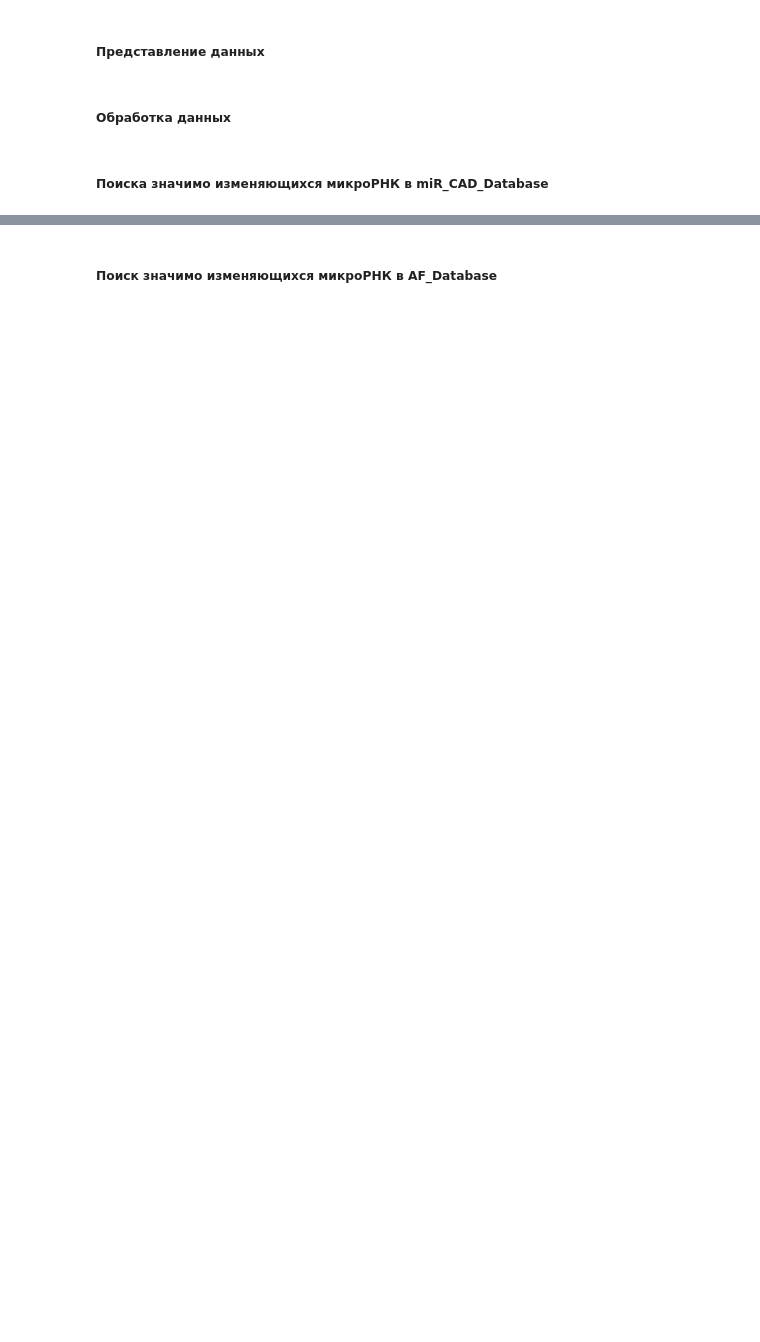
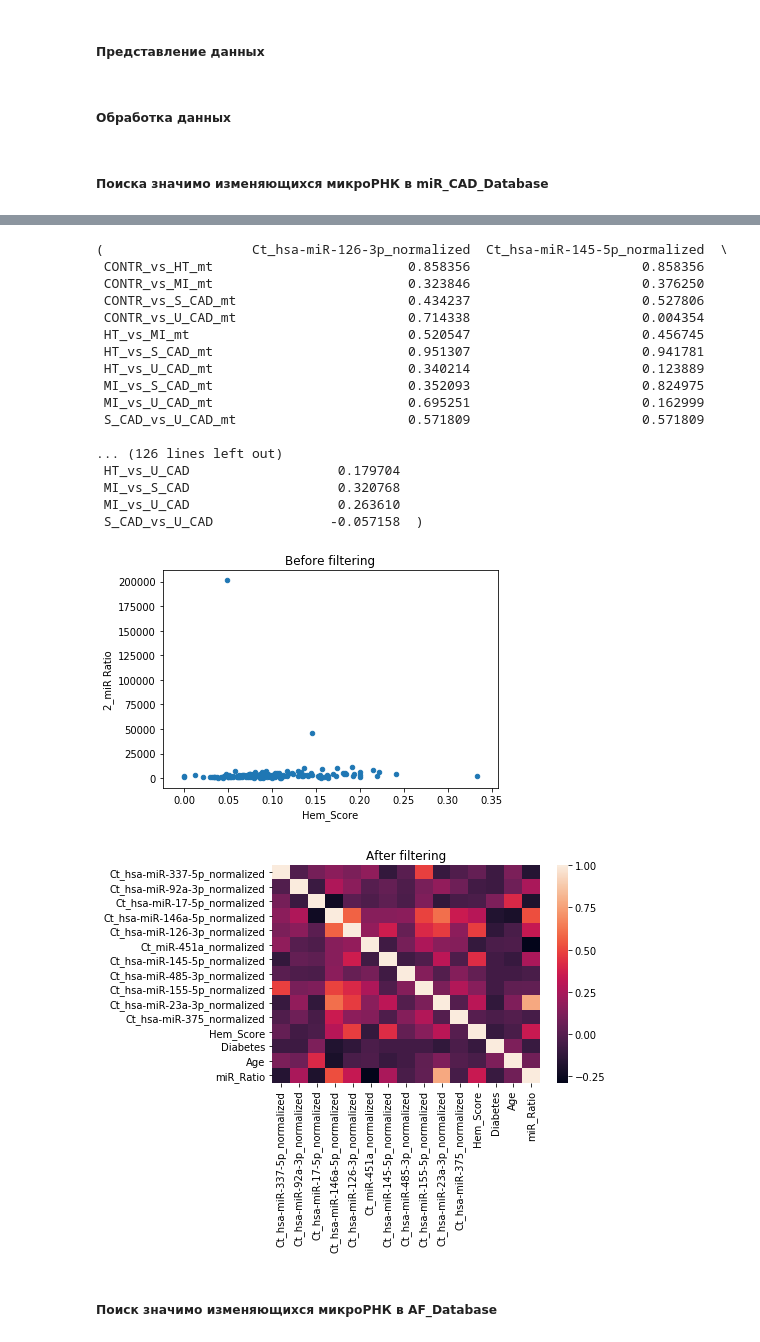
Before and after one commit to bioinformatics-IBCH/microRNA-cardio-significance-2019, a Jupyter notebook: microRNA significance for cardio diseases.ipynb, the cells around one changed output, grey strips where cells are left out. Drawn from its saved outputs; the diff is of its cells as text; code cells hidden in the pictures; blank space fills up the shorter version.

```diff
--- a/microRNA significance for cardio diseases.ipynb
+++ b/microRNA significance for cardio diseases.ipynb
@@ -155,6 +183,7 @@ finder = SignificantMicroRNAFinder(
         "Ct_hsa-miR-23a-3p",
         "Ct_miR-451a"
     ],
-    output_files_folder="results/miR_AF_Database_2019"
+    output_files_folder="results/miR_CAD_Database_2019"
 )
 finder.regression_with_confounding_factors()
+# %% [output]
@@ -161,3 +207,22 @@ finder.regression_with_confounding_factors()
+(                   Ct_hsa-miR-126-3p_normalized  Ct_hsa-miR-145-5p_normalized  \
+ CONTR_vs_HT_mt                         0.858356                      0.858356
+ CONTR_vs_MI_mt                         0.323846                      0.376250
+ CONTR_vs_S_CAD_mt                      0.434237                      0.527806
+ CONTR_vs_U_CAD_mt                      0.714338                      0.004354
+ HT_vs_MI_mt                            0.520547                      0.456745
+ HT_vs_S_CAD_mt                         0.951307                      0.941781
+ HT_vs_U_CAD_mt                         0.340214                      0.123889
+ MI_vs_S_CAD_mt                         0.352093                      0.824975
+ MI_vs_U_CAD_mt                         0.695251                      0.162999
+ S_CAD_vs_U_CAD_mt                      0.571809                      0.571809
+
+... (126 lines left out)
+ HT_vs_U_CAD                   0.179704
+ MI_vs_S_CAD                   0.320768
+ MI_vs_U_CAD                   0.263610
+ S_CAD_vs_U_CAD               -0.057158  )
+[figure, added]
+[figure, added]
 # %% [markdown]
 ##### Поиск значимо изменяющихся микроРНК в AF_Database
 # %%
```
Also changed, not shown: parts of 5 cells of this notebook.
